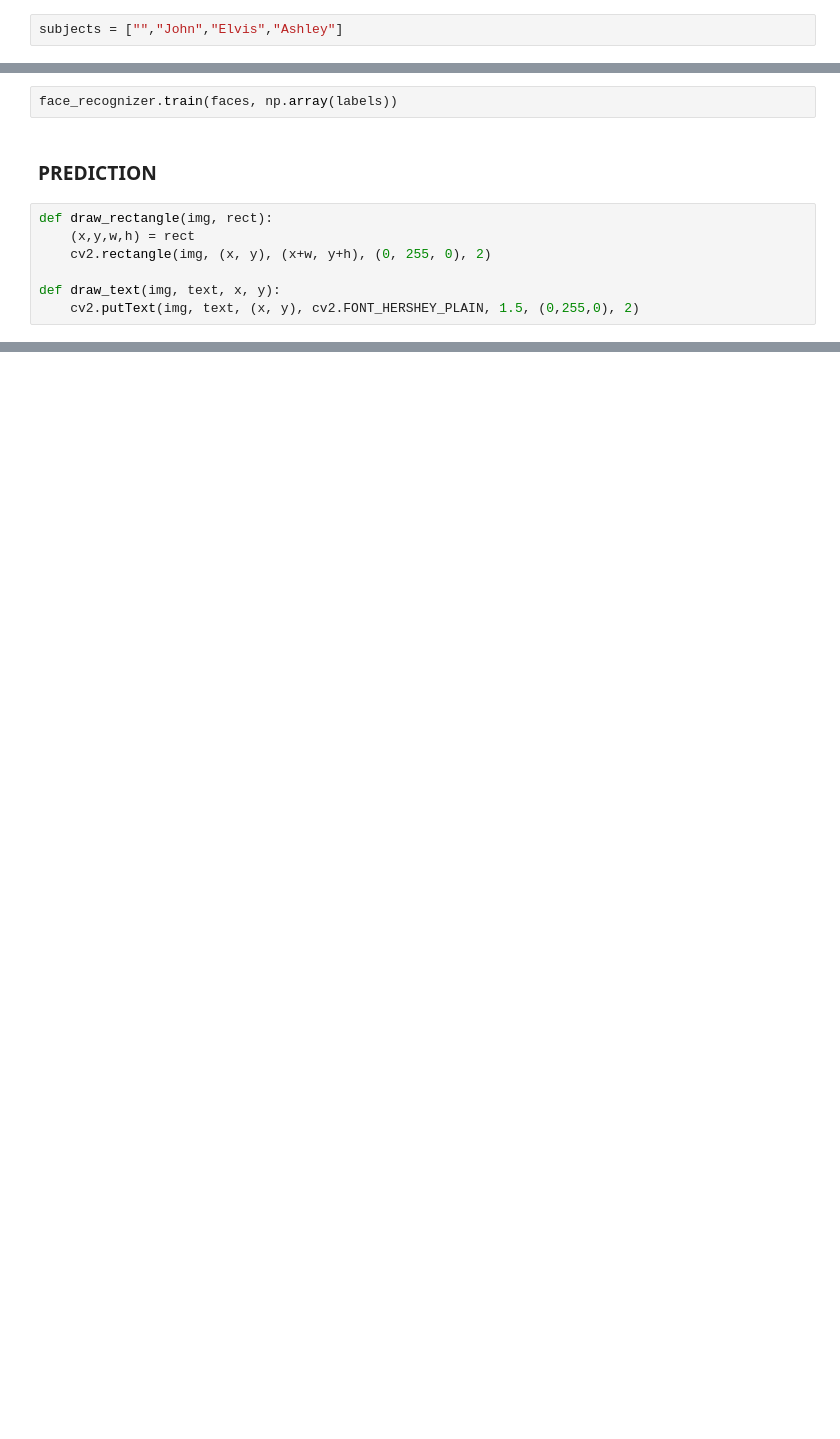
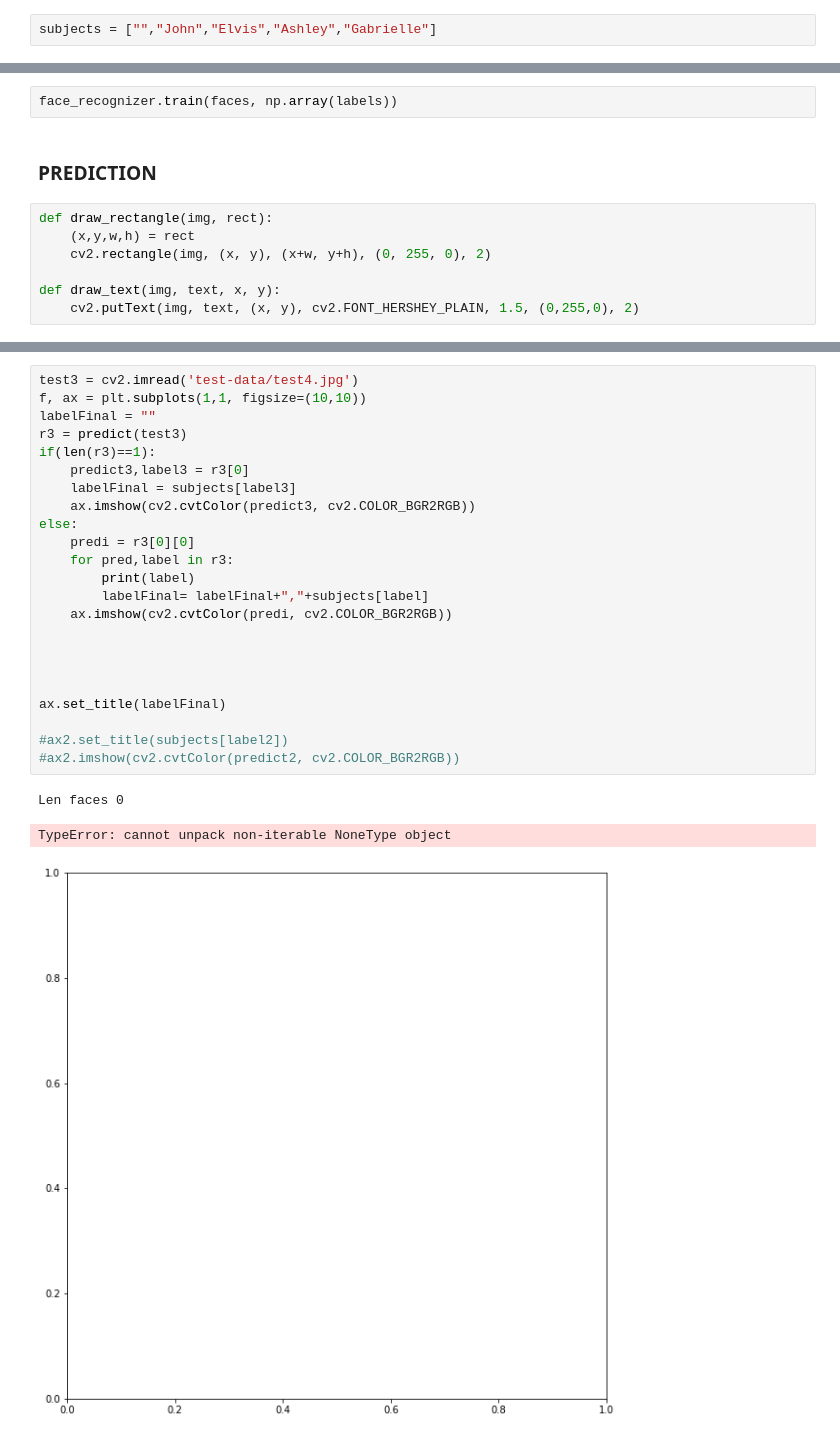
Before and after one commit to Haruhi1997/ComputerVisionProjects, a Jupyter notebook: FaceRecognition/FaceRecognition.ipynb, the cells around one changed output, grey strips where cells are left out. Drawn from its saved outputs; the diff is of its cells as text; blank space fills up the shorter version.

```diff
--- a/FaceRecognition/FaceRecognition.ipynb
+++ b/FaceRecognition/FaceRecognition.ipynb
@@ -4,7 +4,7 @@ import os
 import numpy as np
 import matplotlib.pyplot as plt
 # %%
-subjects = ["","John","Elvis","Ashley"]
+subjects = ["","John","Elvis","Ashley","Gabrielle"]
 # %%
 def detect_face(img):
     gray = cv2.cvtColor(img, cv2.COLOR_BGR2GRAY)
@@ -113,0 +159,27 @@ ax2.imshow(cv2.cvtColor(predict2, cv2.COLOR_BGR2RGB))
+# %%
+test3 = cv2.imread('test-data/test4.jpg')
+f, ax = plt.subplots(1,1, figsize=(10,10))
+labelFinal = ""
+r3 = predict(test3)
+if(len(r3)==1):
+    predict3,label3 = r3[0]
+    labelFinal = subjects[label3]
+    ax.imshow(cv2.cvtColor(predict3, cv2.COLOR_BGR2RGB))
+else:
+    predi = r3[0][0]
+    for pred,label in r3:
+        print(label)
+        labelFinal= labelFinal+","+subjects[label]
+    ax.imshow(cv2.cvtColor(predi, cv2.COLOR_BGR2RGB))
+
+
+
+
+ax.set_title(labelFinal)
+
+#ax2.set_title(subjects[label2])
+#ax2.imshow(cv2.cvtColor(predict2, cv2.COLOR_BGR2RGB))
+# %% [output]
+Len faces 0
+TypeError: cannot unpack non-iterable NoneType object
+[figure, added]
```
Also changed, not shown: parts of 6 cells of this notebook, 17 other files.
